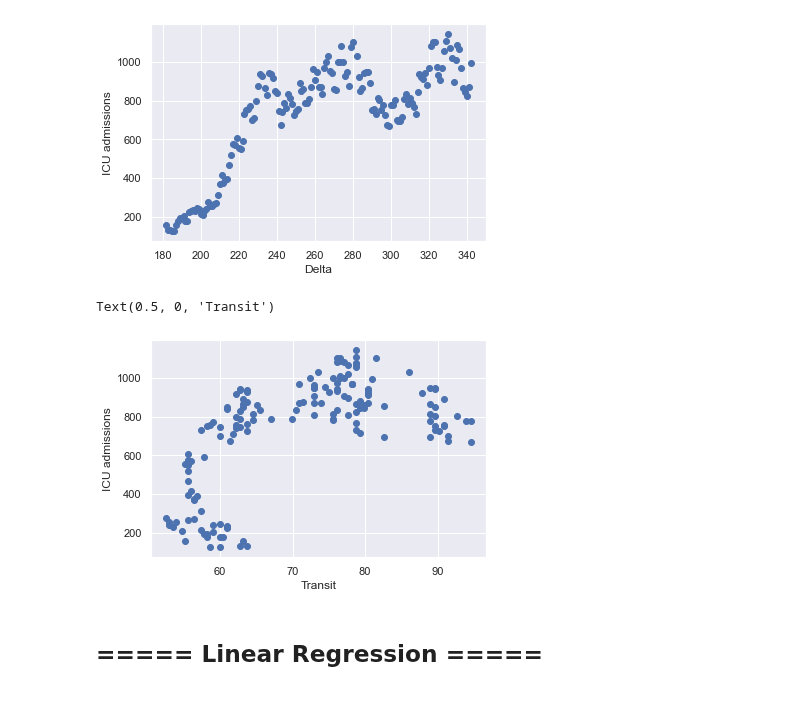
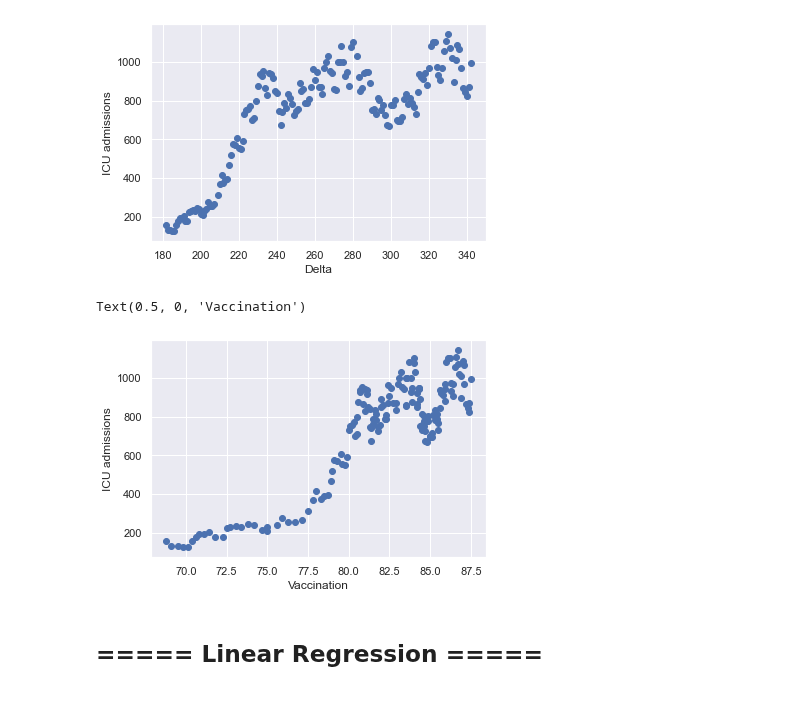
Before and after one commit to clash9529/DDW_Task2, a Jupyter notebook: predict_icu_admission.ipynb, the cells around one changed output. Cells and saved outputs as stored; diff of their text form; code cells hidden in the pictures.

```diff
--- a/predict_icu_admission.ipynb
+++ b/predict_icu_admission.ipynb
@@ -153,13 +161,13 @@ plt.xlabel("Delta")
 Text(0.5, 0, 'Delta')
 [figure]
 # %%
-df_feature_transit, df_target = get_features_targets(df,["Transit"],["ICU admissions"])
+df_feature_vaccination, df_target = get_features_targets(df,["Vaccination"],["ICU admissions"])
 plt.scatter(df_feature_transit, df_target)
 plt.ylabel("ICU admissions")
-plt.xlabel("Transit")
+plt.xlabel("Vaccination")
 # %% [output]
-Text(0.5, 0, 'Transit')
+Text(0.5, 0, 'Vaccination')
-[figure, old version]
+[figure, new version]
 # %% [markdown]
 ## ===== **Linear Regression** =====
 <a id="linear"></a>
```
Also changed, not shown: parts of 17 cells of this notebook, 1 other file.
